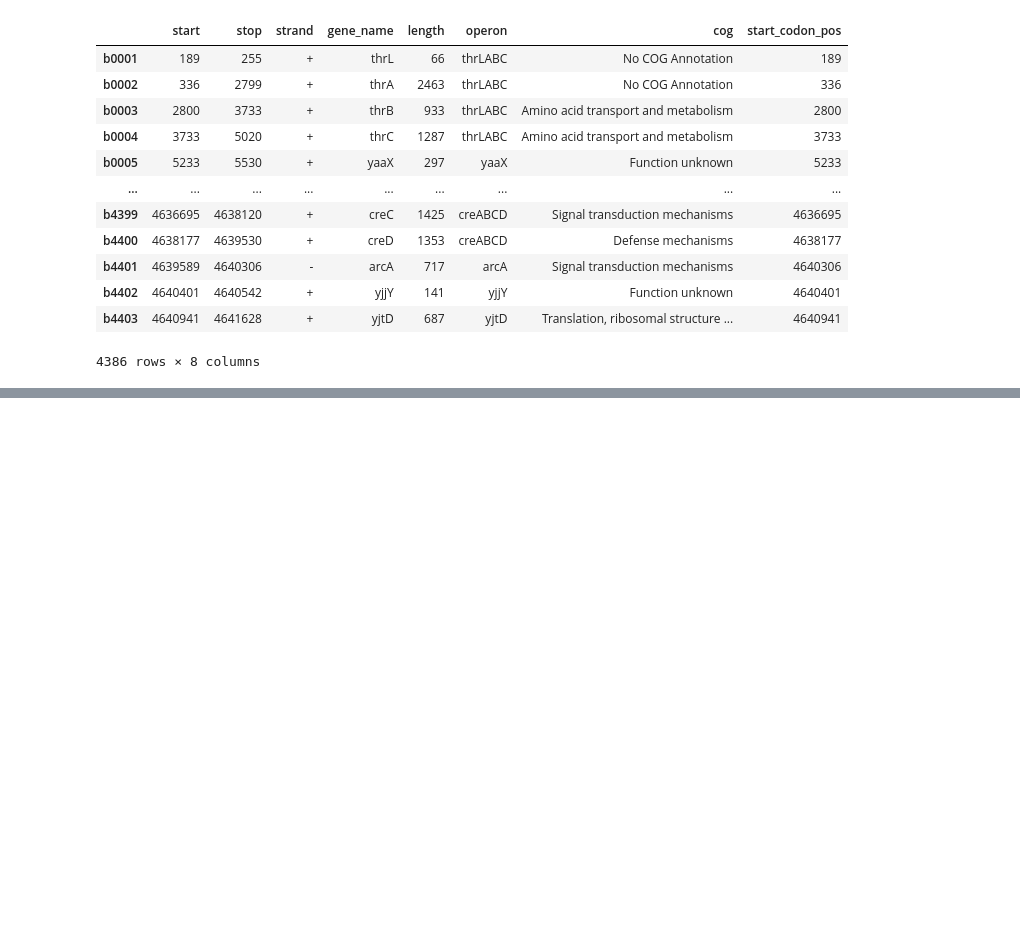
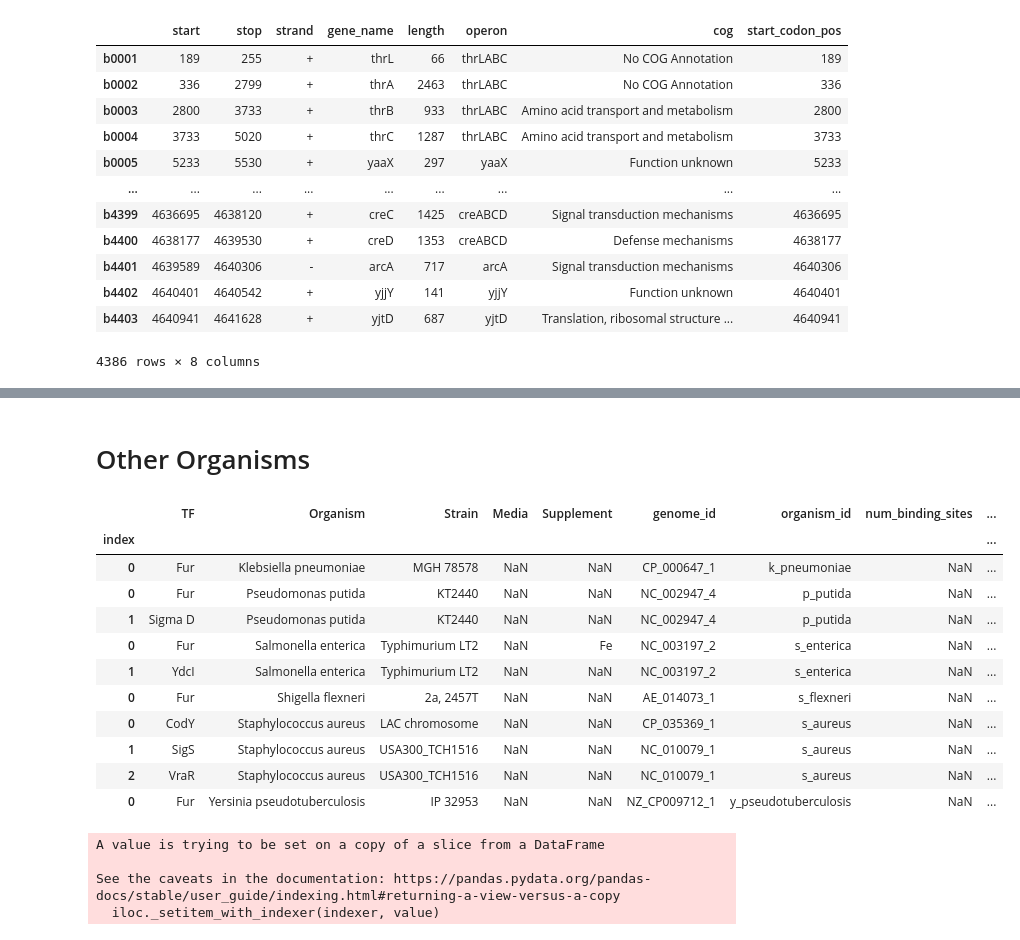
Before and after one commit to SBRG/ChIPdb, a Jupyter notebook: notebooks/plot_data_generate.ipynb, the cells around one changed output, grey strips where cells are left out. Saved outputs shown, nothing was run; the diff lists cells and outputs as text; code cells hidden in the pictures; blank space fills up the shorter version.

Commit message:
add some code for tabs for other organisms

```diff
--- a/notebooks/plot_data_generate.ipynb
+++ b/notebooks/plot_data_generate.ipynb
@@ -317,3 +312,66 @@ df = pd.read_csv(org_folder+strain+"/curated_input/"+file,index_col=0,
                                           'binding_peak_strength', 'direction', '.','ID'])
 df = df.set_index(pd.Series(range(1,len(df)+1)))
 df.head()
+# %% [markdown]
+# Other Organisms
+# %%
+org_folder = "../data/all_other/"
+# %%
+TF_list = pd.read_csv(org_folder+'TF_list.csv', index_col=0)
+
+TF_list
+# %% [output]
+|  | TF | Organism | Strain | Media | Supplement | genome_id | organism_id | num_binding_sites | ... |
+| index |  |  |  |  |  |  |  |  | ... |
+| 0 | Fur | Klebsiella pneumoniae | MGH 78578 | NaN | NaN | CP_000647_1 | k_pneumoniae | NaN | ... |
+| 0 | Fur | Pseudomonas putida | KT2440 | NaN | NaN | NC_002947_4 | p_putida | NaN | ... |
+| 1 | Sigma D | Pseudomonas putida | KT2440 | NaN | NaN | NC_002947_4 | p_putida | NaN | ... |
+| 0 | Fur | Salmonella enterica | Typhimurium LT2 | NaN | Fe | NC_003197_2 | s_enterica | NaN | ... |
+| 1 | YdcI | Salmonella enterica | Typhimurium LT2 | NaN | NaN | NC_003197_2 | s_enterica | NaN | ... |
+| 0 | Fur | Shigella flexneri | 2a, 2457T | NaN | NaN | AE_014073_1 | s_flexneri | NaN | ... |
+| 0 | CodY | Staphylococcus aureus | LAC chromosome | NaN | NaN | CP_035369_1 | s_aureus | NaN | ... |
+| 1 | SigS | Staphylococcus aureus | USA300_TCH1516 | NaN | NaN | NC_010079_1 | s_aureus | NaN | ... |
+| 2 | VraR | Staphylococcus aureus | USA300_TCH1516 | NaN | NaN | NC_010079_1 | s_aureus | NaN | ... |
+| 0 | Fur | Yersinia pseudotuberculosis | IP 32953 | NaN | NaN | NZ_CP009712_1 | y_pseudotuberculosis | NaN | ... |
+# %%
+for TF_index in range(len(TF_list)):
+
+    TF_name= TF_list.TF.iloc[TF_index].lower()
+    org_id = TF_list.organism_id.iloc[TF_index]
+    genome_id = TF_list.genome_id.iloc[TF_index]
+
+    #find files and format
+    curated_loc = glob.glob("../data/"+org_id+"/"+genome_id+"/"+"/curated_input/"+TF_name+"_*.gff")
+    curated_loc.sort()
+    curated_files = [i.split("/")[-1] for i in curated_loc]
+    curated_cond = [i.split("_")[1] for i in curated_files]
+    table_string =";".join([curated_cond[i]+"|"+TF_name+"_"+curated_cond[i]+'_binding_table.json' for i in range(len(curated_loc))])
+    if table_string!='':
+        TF_list['binding tables'].iloc[TF_index] = table_string
+    else:
+        TF_list['binding tables'].iloc[TF_index] = "NA"
+    TF_list['num_cond'].iloc[TF_index] = max(1,len(curated_loc))
+
+    #write plot data files to folders
+#     for file_index in range(len(curated_files)):
+#         try:
+#             file = curated_files[file_index]
+#             df = pd.read_csv(org_folder+strain+"/curated_input/"+file,index_col=0,
+#                                      delimiter='\t', header=None,
+#                                      names = ['ref','condition', 'condition_name',
+#                                               "binding_peak_start",'binding_peak_end',
+#                                               'binding_peak_strength', 'direction', '.','ID'])
+#             df = df.set_index(pd.Series(range(1,len(df)+1)))
+#             peak_annot_DF = annotate_peaks(TF_list.TF[TF_index], curated_cond[file_index], df, 500, DF_gene_info)
+#             final_annot_DF = validate_peak_info(peak_annot_DF,DF_gene_info)
+#             final_annot_DF.to_json(org_folder+strain+"/table/"+TF_name+"_"+curated_cond[file_index]+'_binding_table.json',orient='records')
+#             binding_width_gen(TF_list.TF[TF_index], df, org_folder+strain+"/binding_widths/")
+#             peak_position_gen(TF_list.TF[TF_index], final_annot_DF, org_folder+strain+"/positions/")
+#         except:
+#             print(TF_name, file)
+#             continue
+# %% [output]
+A value is trying to be set on a copy of a slice from a DataFrame
+
+See the caveats in the documentation: https://pandas.pydata.org/pandas-docs/stable/user_guide/indexing.html#returning-a-view-versus-a-copy
+  iloc._setitem_with_indexer(indexer, value)
```
Also changed, not shown: parts of 4 cells of this notebook, 10 other files.
